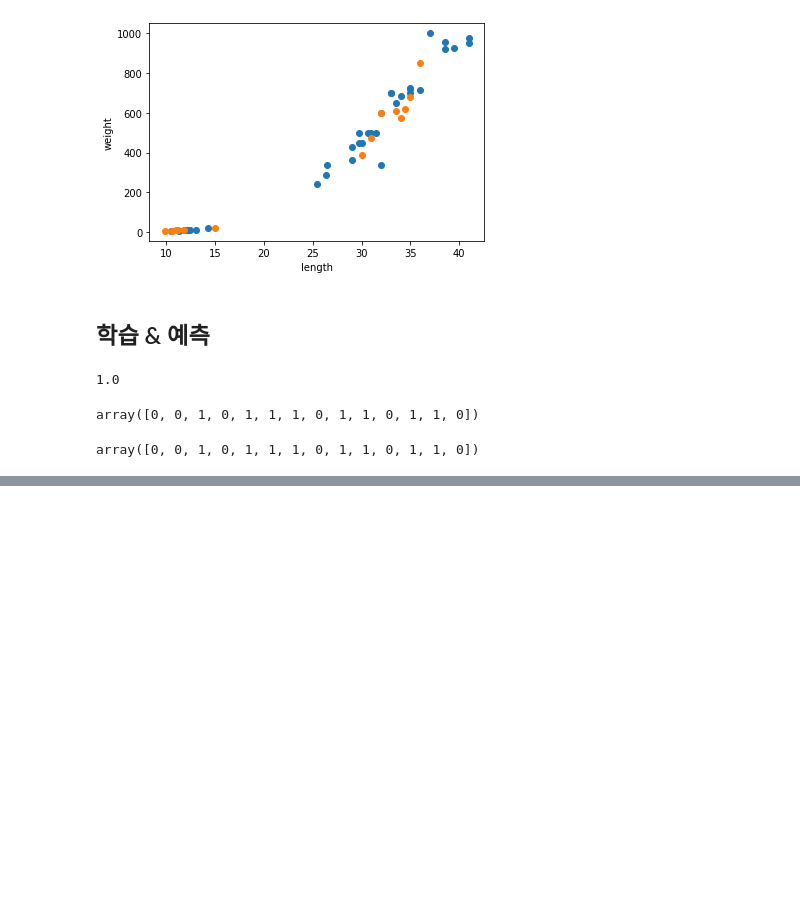
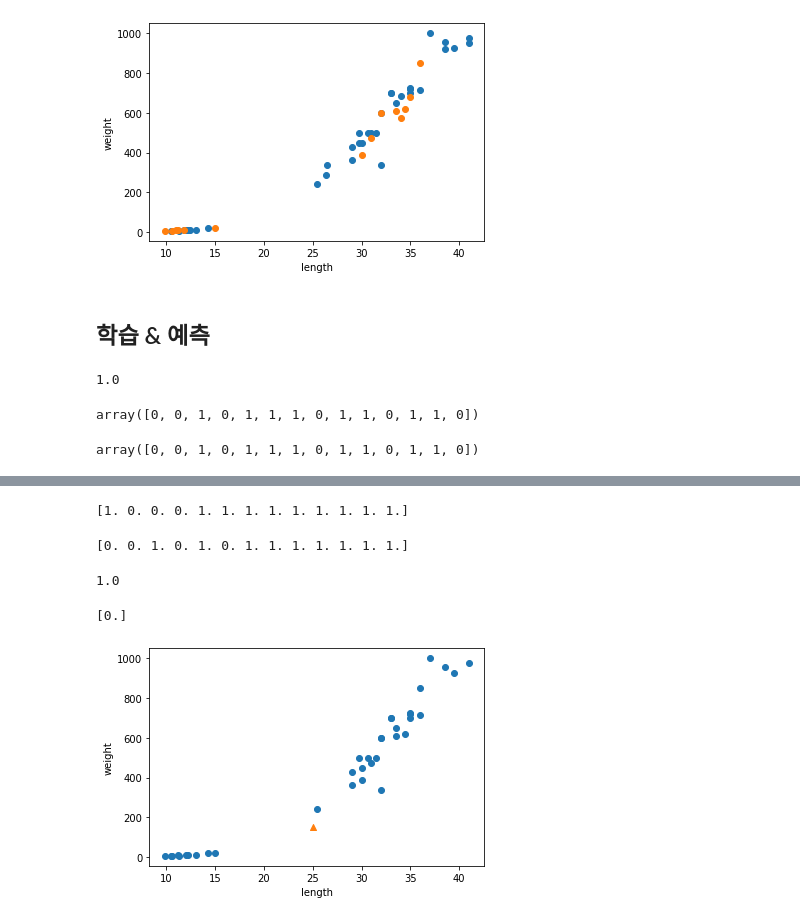
Before and after one commit to henney3765/MLDL_studyalone, a Jupyter notebook: 02_데이터다루기.ipynb, the cells around one changed output, grey strips where cells are left out. Saved outputs shown, nothing was run; the diff lists cells and outputs as text; code cells hidden in the pictures; blank space fills up the shorter version.

```diff
--- a/02_데이터다루기.ipynb
+++ b/02_데이터다루기.ipynb
@@ -133,0 +153,2 @@ array([0, 0, 1, 0, 1, 1, 1, 0, 1, 1, 0, 1, 1, 0])
+# %%
+fish_data = np.column_stack((fish_length, fish_weight))
@@ -133,0 +167,3 @@ array([0, 0, 1, 0, 1, 1, 1, 0, 1, 1, 0, 1, 1, 0])
+# %%
+fish_target = np.concatenate((np.ones(35), np.zeros(14)))
+fish_target
@@ -133,0 +184,32 @@ array([0, 0, 1, 0, 1, 1, 1, 0, 1, 1, 0, 1, 1, 0])
+# %%
+print(test_target)
+# %% [output]
+[1. 0. 0. 0. 1. 1. 1. 1. 1. 1. 1. 1. 1.]
+# %%
+train_input, test_input, train_target, test_target = train_test_split(
+    fish_data, fish_target, stratify=fish_target, random_state=42
+)
+# %%
+print(test_target)
+# %% [output]
+[0. 0. 1. 0. 1. 0. 1. 1. 1. 1. 1. 1. 1.]
+# %%
+from sklearn.neighbors import KNeighborsClassifier
+kn = KNeighborsClassifier()
+kn.fit(train_input, train_target)
+kn.score(test_input, test_target)
+# %% [output]
+1.0
+# %%
+print(kn.predict([[25, 150]]))
+# %% [output]
+[0.]
+# %%
+import matplotlib.pyplot as plt
+plt.scatter(train_input[:,0], train_input[:,1])
+plt.scatter(25, 150, marker='^')
+plt.xlabel('length')
+plt.ylabel('weight')
+plt.show()
+# %% [output]
+[figure, added]
```
Also changed, not shown: parts of 25 cells of this notebook.
